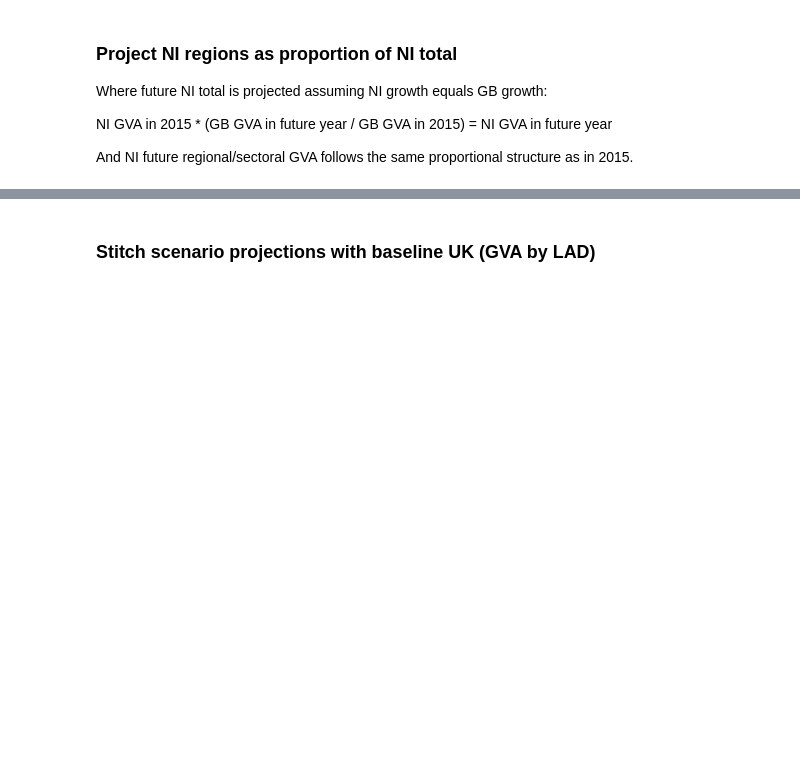
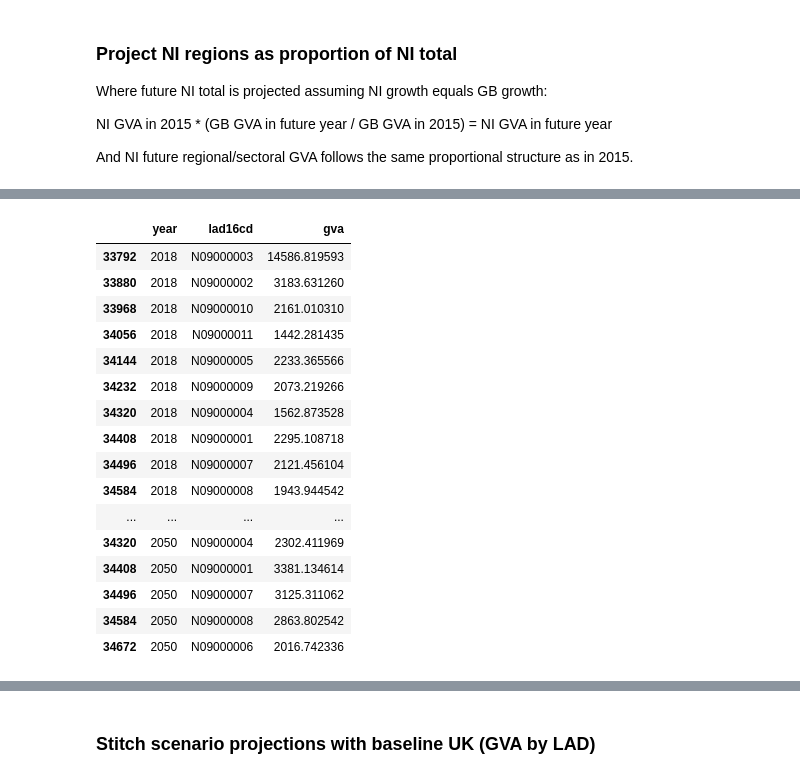
Before and after one commit to nismod/arc-economics, a Jupyter notebook: convert-scenarios.ipynb, the cells around one changed output, grey strips where cells are left out. Cells and saved outputs as stored; diff of their text form; code cells hidden in the pictures; blank space fills up the shorter version.

```diff
--- a/convert-scenarios.ipynb
+++ b/convert-scenarios.ipynb
@@ -159,13 +205,13 @@ variants_wlad.to_csv(os.path.join(output_path, 'arc_variants.csv'), index=False)
 ### Merged, separate file-per-scenario
 # %%
 base = baseline_wlad[
-    ['year', 'Employment (000s)', 'GVA (GBP2011m)', 'lad11nm', 'lad11cd', 'lad16nm', 'lad16cd']
+    ['year', 'sector', 'Employment', 'GVA', 'lad11nm', 'lad11cd', 'lad16nm', 'lad16cd']
 ].rename(columns={
-    'Employment (000s)': 'employment',
-    'GVA (GBP2011m)': 'gva'
+    'Employment': 'employment',
+    'GVA': 'gva'
 })
 base = base[base.year.isin(range(2015, 2051))]
-len(base)
+assert len(base) == 2 * 45 * 380  # years * sectors * LADs in GB
 # %% [markdown]
 ### Project Northern rGVA by LAD and sector
 
@@ -246,6 +381,6 @@ rgva15sd
 # %%
 rgva15sd['gva15_lad_division'] = rgva15sd.gva15_nuts_division_group / rgva15sd.nuts_division_group_count
 rgva15_lad_division = rgva15sd[[
-    'lad16cd', 'itrc_sector', 'sic07_division', 'is_knowledge_based', 'gva15_lad_division'
+    'lad16cd', 'itrc_sector', 'sic07_division', 'gva15_lad_division'
 ]]
 rgva15_lad_division.head()
@@ -288,12 +463,30 @@ gb_growth.head()
 # %%
 dfs = []
 for year in gb_growth.year:
     df = ni_rgva_for_proj.copy()
     df['year'] = year
     gb_future = float(gb_growth[gb_growth.year == year].gva)
     ni_future = total_ni_rgva15 * (gb_future / total_gb_rgva15)
     df['gva'] = df.gva15_lad_ni_proportion * ni_future
     dfs.append(df)
 
 ni_base = pandas.concat(dfs, axis=0)[['year', 'lad16cd', 'gva']]
-ni_base.head()
+ni_base
+# %% [output]
+|  | year | lad16cd | gva |
+| 33792 | 2018 | N09000003 | 14586.819593 |
+| 33880 | 2018 | N09000002 | 3183.631260 |
+| 33968 | 2018 | N09000010 | 2161.010310 |
+| 34056 | 2018 | N09000011 | 1442.281435 |
+| 34144 | 2018 | N09000005 | 2233.365566 |
+| 34232 | 2018 | N09000009 | 2073.219266 |
+| 34320 | 2018 | N09000004 | 1562.873528 |
+| 34408 | 2018 | N09000001 | 2295.108718 |
+| 34496 | 2018 | N09000007 | 2121.456104 |
+| 34584 | 2018 | N09000008 | 1943.944542 |
+| ... | ... | ... | ... |
+| 34320 | 2050 | N09000004 | 2302.411969 |
+| 34408 | 2050 | N09000001 | 3381.134614 |
+| 34496 | 2050 | N09000007 | 3125.311062 |
+| 34584 | 2050 | N09000008 | 2863.802542 |
+| 34672 | 2050 | N09000006 | 2016.742336 |
```
Also changed, not shown: parts of 98 cells of this notebook, 1 other file.
